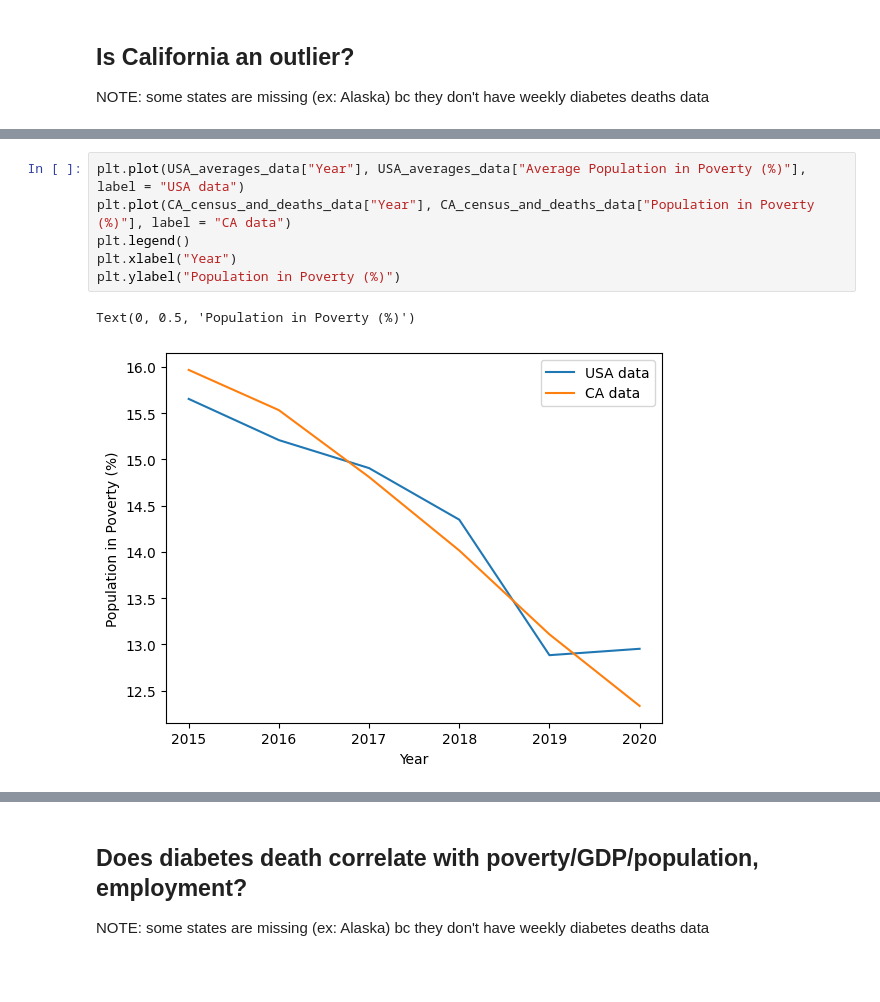
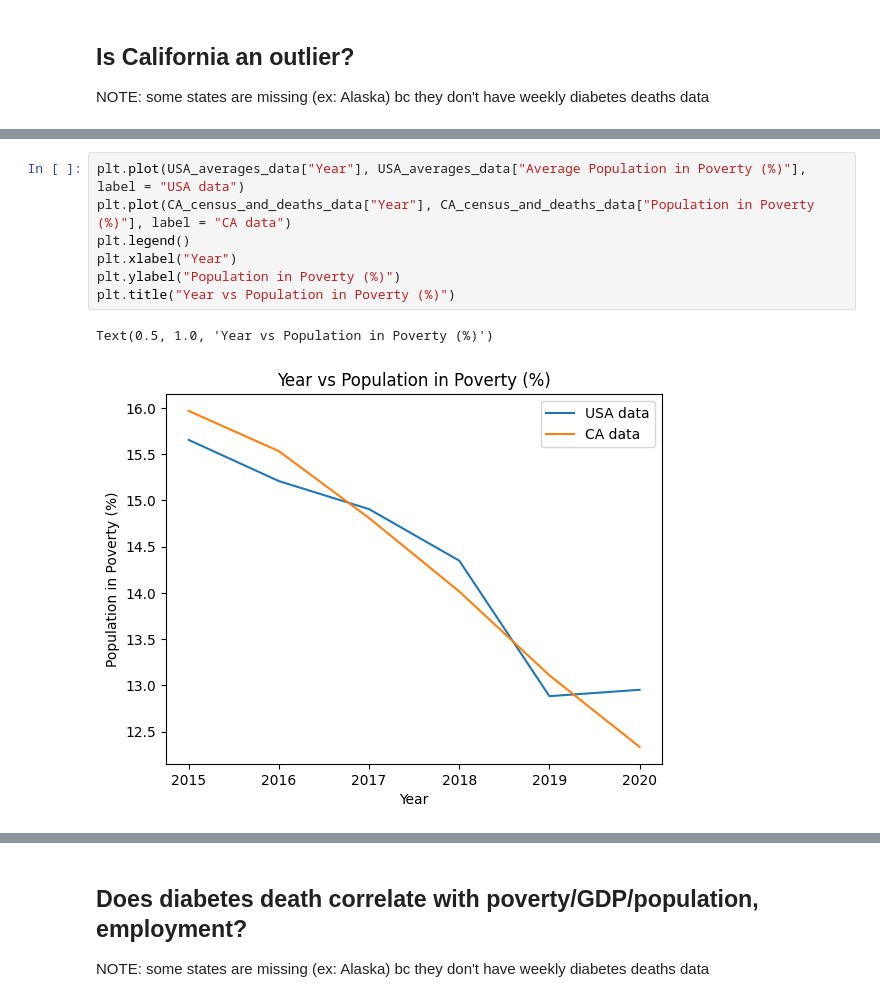
Before and after one commit to isabelmwork/Project1_Diabetes, a Jupyter notebook: Diabetes_Analysis.ipynb, the cells around one changed output, grey strips where cells are left out. Saved outputs shown, nothing was run; the diff lists cells and outputs as text; blank space fills up the shorter version.

```diff
--- a/Diabetes_Analysis.ipynb
+++ b/Diabetes_Analysis.ipynb
@@ -403,9 +383,10 @@ Text(0, 0.5, 'Population Employed (%)')
 # %%
 plt.plot(USA_averages_data["Year"], USA_averages_data["Average Population in Poverty (%)"], label = "USA data")
 plt.plot(CA_census_and_deaths_data["Year"], CA_census_and_deaths_data["Population in Poverty (%)"], label = "CA data")
 plt.legend()
 plt.xlabel("Year")
 plt.ylabel("Population in Poverty (%)")
+plt.title("Year vs Population in Poverty (%)")
 # %% [output]
-Text(0, 0.5, 'Population in Poverty (%)')
+Text(0.5, 1.0, 'Year vs Population in Poverty (%)')
-[figure, old version]
+[figure, new version]
```
Also changed, not shown: parts of 40 cells of this notebook.
